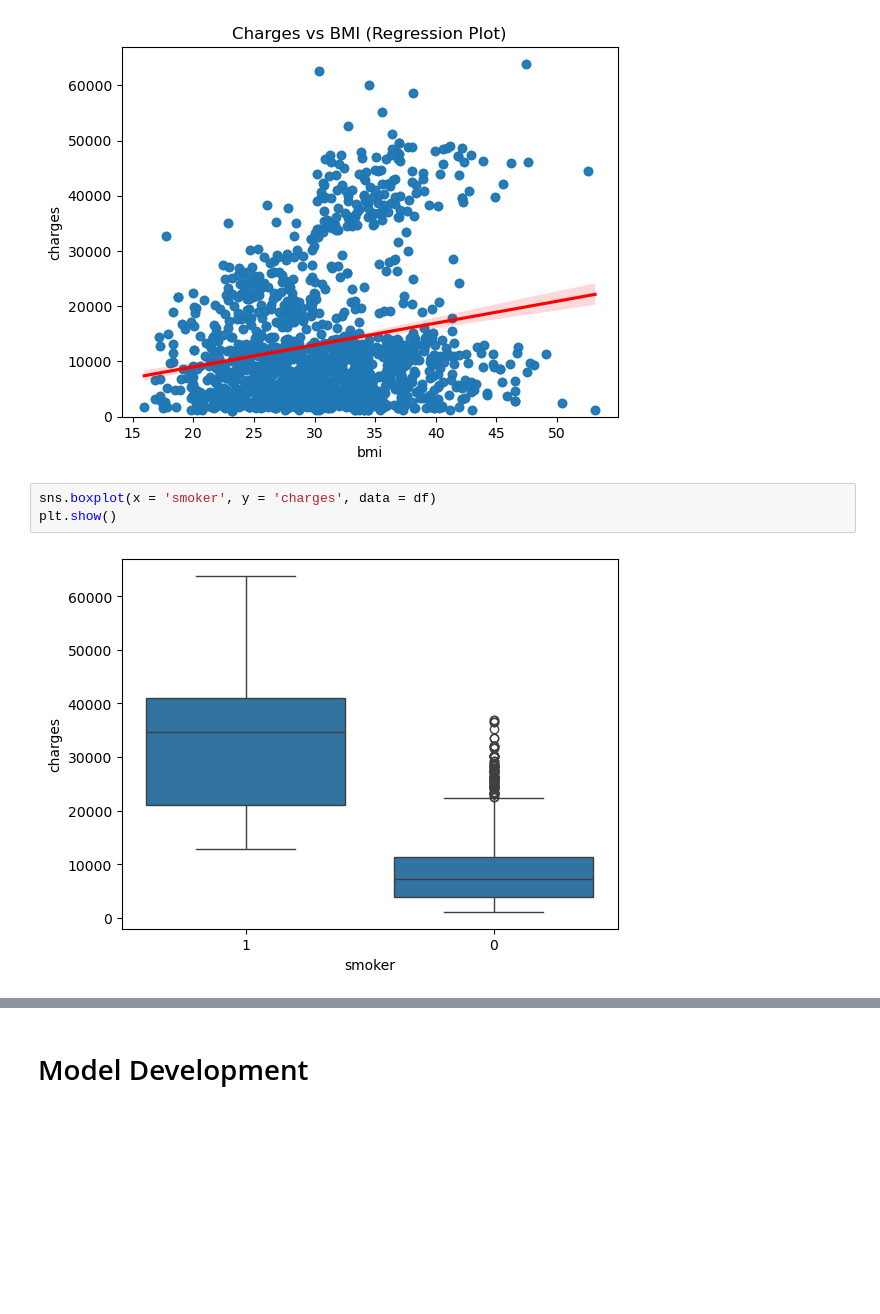
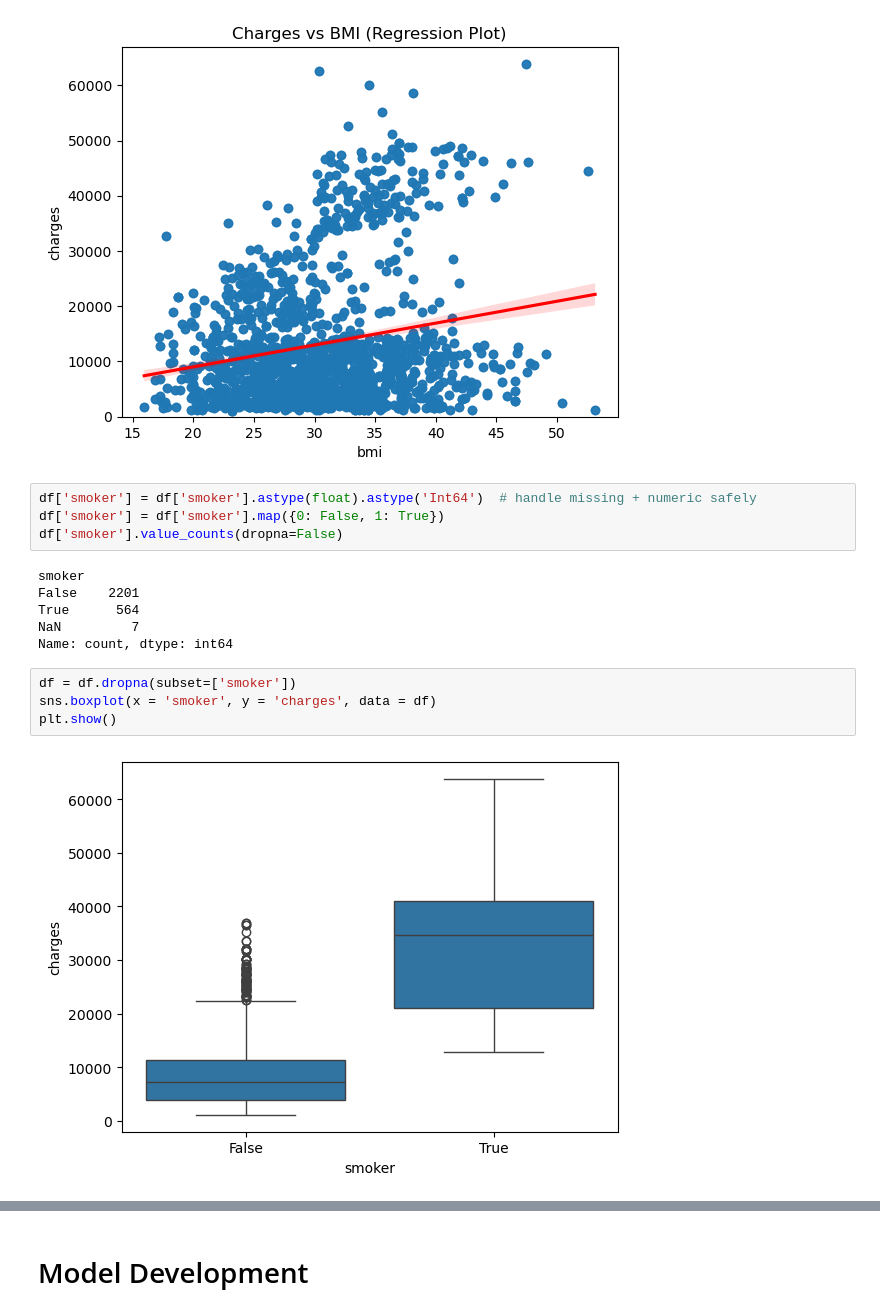
Before and after one commit to PreetYdv7/insurance_project, a Jupyter notebook: insurance.ipynb, the cells around one changed output, grey strips where cells are left out. Drawn from its saved outputs; the diff is of its cells as text; blank space fills up the shorter version.

Commit message:
added some visualizations

```diff
--- a/insurance.ipynb
+++ b/insurance.ipynb
@@ -119,8 +118,19 @@ plt.title('Charges vs BMI (Regression Plot)')
 # %% [output]
 Text(0.5, 1.0, 'Charges vs BMI (Regression Plot)')
 [figure]
+# %%
+df['smoker'] = df['smoker'].astype(float).astype('Int64')  # handle missing + numeric safely
+df['smoker'] = df['smoker'].map({0: False, 1: True})
+df['smoker'].value_counts(dropna=False)
+# %% [output]
+smoker
+False    2201
+True      564
+NaN         7
+Name: count, dtype: int64
 # %%
+df = df.dropna(subset=['smoker'])
 sns.boxplot(x = 'smoker', y = 'charges', data = df)
 plt.show()
 # %% [output]
-[figure, old version]
+[figure, new version]
```
Also changed, not shown: parts of 10 cells of this notebook.
